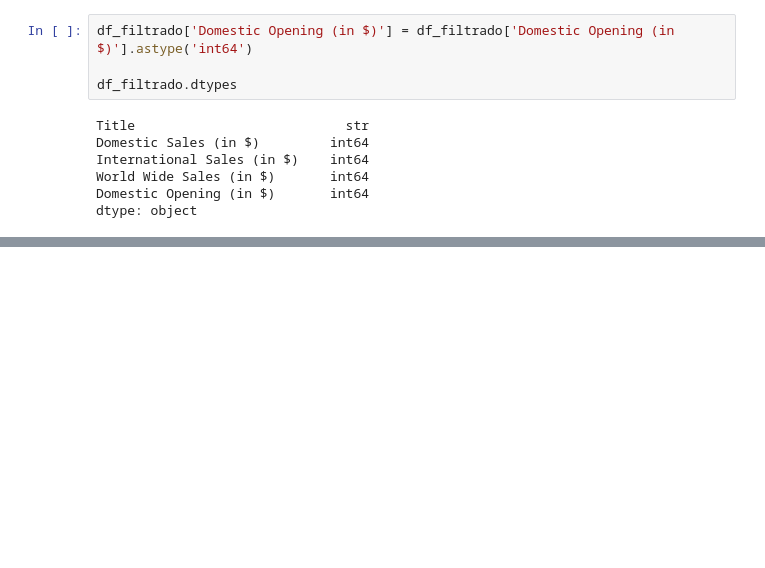
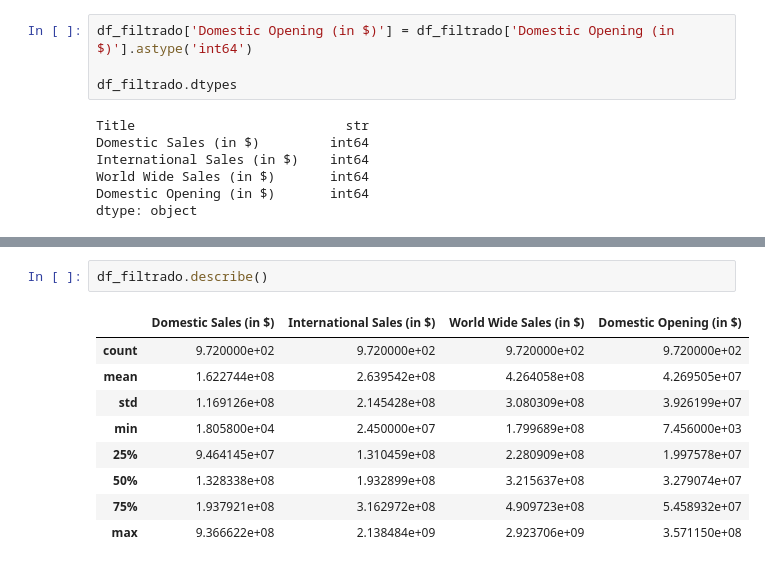
Before and after one commit to gabrielaniceto1/TrabalhoEstatistica, a Jupyter notebook: pergunta3.ipynb, the cells around one changed output, grey strips where cells are left out. Cells and saved outputs as stored; diff of their text form; blank space fills up the shorter version.

```diff
--- a/pergunta3.ipynb
+++ b/pergunta3.ipynb
@@ -167,0 +183,12 @@ dtype: object
+# %%
+df_filtrado.describe()
+# %% [output]
+|  | Domestic Sales (in $) | International Sales (in $) | World Wide Sales (in $) | Domestic Opening (in $) |
+| count | 9.720000e+02 | 9.720000e+02 | 9.720000e+02 | 9.720000e+02 |
+| mean | 1.622744e+08 | 2.639542e+08 | 4.264058e+08 | 4.269505e+07 |
+| std | 1.169126e+08 | 2.145428e+08 | 3.080309e+08 | 3.926199e+07 |
+| min | 1.805800e+04 | 2.450000e+07 | 1.799689e+08 | 7.456000e+03 |
+| 25% | 9.464145e+07 | 1.310459e+08 | 2.280909e+08 | 1.997578e+07 |
+| 50% | 1.328338e+08 | 1.932899e+08 | 3.215637e+08 | 3.279074e+07 |
+| 75% | 1.937921e+08 | 3.162972e+08 | 4.909723e+08 | 5.458932e+07 |
+| max | 9.366622e+08 | 2.138484e+09 | 2.923706e+09 | 3.571150e+08 |
```
Also changed, not shown: parts of 3 cells of this notebook.
